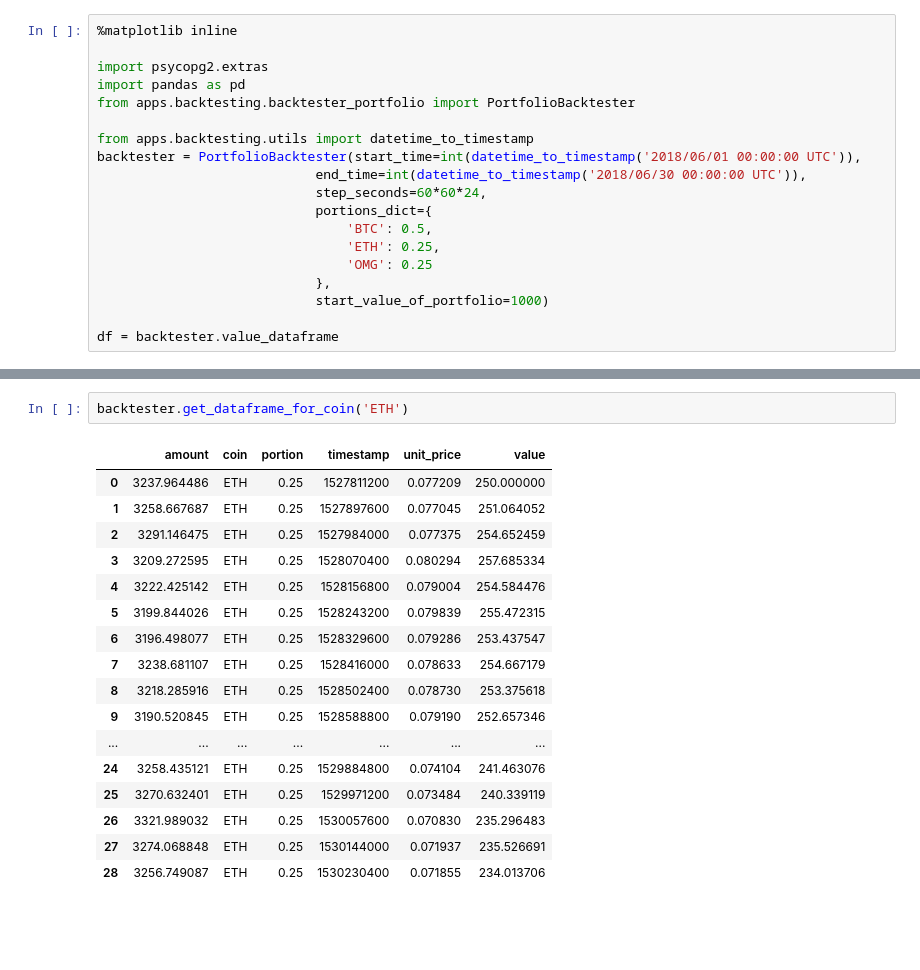
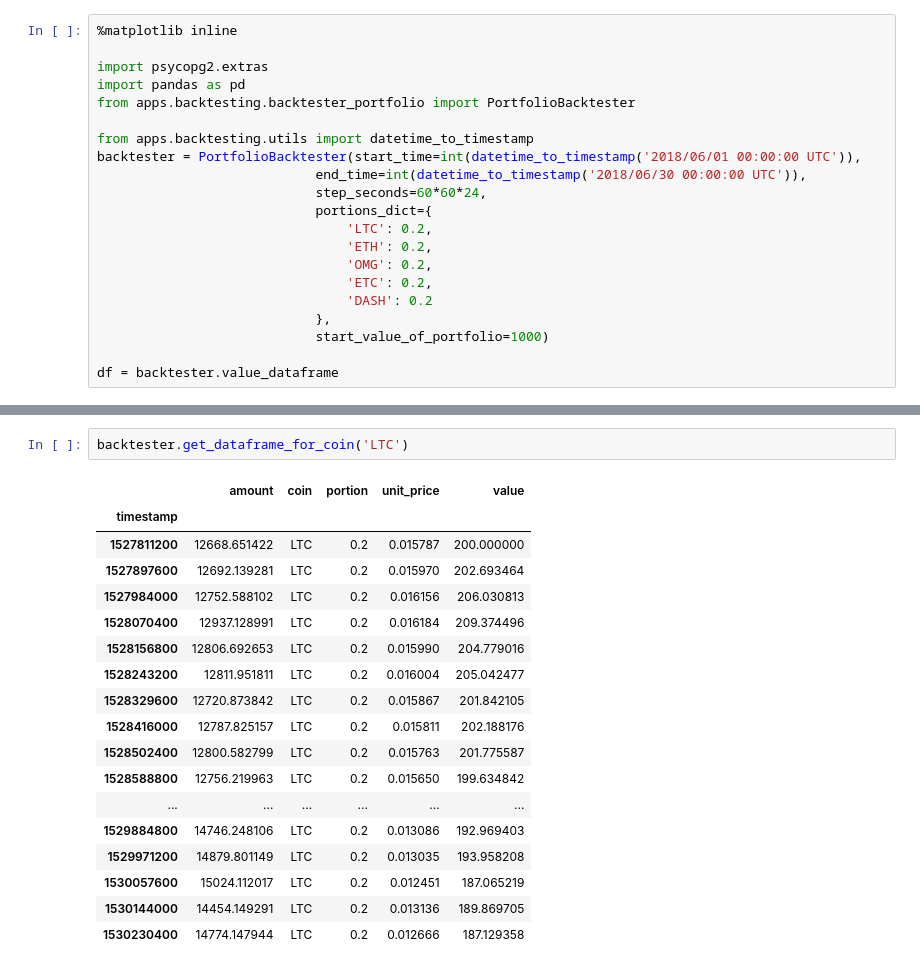
Before and after one commit to IntelligentTrading/clover, a Jupyter notebook: notebooks/portfolio_backtesting.ipynb, the cells around one changed output, grey strips where cells are left out. Drawn from its saved outputs; the diff is of its cells as text; blank space fills up the shorter version.

Commit message:
More details in dataframes.

```diff
--- a/notebooks/portfolio_backtesting.ipynb
+++ b/notebooks/portfolio_backtesting.ipynb
@@ -10,9 +10,11 @@ backtester = PortfolioBacktester(start_time=int(datetime_to_timestamp('2018/06/0
                             end_time=int(datetime_to_timestamp('2018/06/30 00:00:00 UTC')),
                             step_seconds=60*60*24,
                             portions_dict={
-                                'BTC': 0.5,
-                                'ETH': 0.25,
-                                'OMG': 0.25
+                                'LTC': 0.2,
+                                'ETH': 0.2,
+                                'OMG': 0.2,
+                                'ETC': 0.2,
+                                'DASH': 0.2
                             },
                             start_value_of_portfolio=1000)
 
@@ -64,20 +67,21 @@ df.plot()
 # %%
-backtester.get_dataframe_for_coin('ETH')
+backtester.get_dataframe_for_coin('LTC')
 # %% [output]
-|  | amount | coin | portion | timestamp | unit_price | value |
-| 0 | 3237.964486 | ETH | 0.25 | 1527811200 | 0.077209 | 250.000000 |
-| 1 | 3258.667687 | ETH | 0.25 | 1527897600 | 0.077045 | 251.064052 |
-| 2 | 3291.146475 | ETH | 0.25 | 1527984000 | 0.077375 | 254.652459 |
-| 3 | 3209.272595 | ETH | 0.25 | 1528070400 | 0.080294 | 257.685334 |
-| 4 | 3222.425142 | ETH | 0.25 | 1528156800 | 0.079004 | 254.584476 |
-| 5 | 3199.844026 | ETH | 0.25 | 1528243200 | 0.079839 | 255.472315 |
-| 6 | 3196.498077 | ETH | 0.25 | 1528329600 | 0.079286 | 253.437547 |
-| 7 | 3238.681107 | ETH | 0.25 | 1528416000 | 0.078633 | 254.667179 |
-| 8 | 3218.285916 | ETH | 0.25 | 1528502400 | 0.078730 | 253.375618 |
-| 9 | 3190.520845 | ETH | 0.25 | 1528588800 | 0.079190 | 252.657346 |
-| ... | ... | ... | ... | ... | ... | ... |
-| 24 | 3258.435121 | ETH | 0.25 | 1529884800 | 0.074104 | 241.463076 |
-| 25 | 3270.632401 | ETH | 0.25 | 1529971200 | 0.073484 | 240.339119 |
-| 26 | 3321.989032 | ETH | 0.25 | 1530057600 | 0.070830 | 235.296483 |
-| 27 | 3274.068848 | ETH | 0.25 | 1530144000 | 0.071937 | 235.526691 |
-| 28 | 3256.749087 | ETH | 0.25 | 1530230400 | 0.071855 | 234.013706 |
+|  | amount | coin | portion | unit_price | value |
+| timestamp |  |  |  |  |  |
+| 1527811200 | 12668.651422 | LTC | 0.2 | 0.015787 | 200.000000 |
+| 1527897600 | 12692.139281 | LTC | 0.2 | 0.015970 | 202.693464 |
+| 1527984000 | 12752.588102 | LTC | 0.2 | 0.016156 | 206.030813 |
+| 1528070400 | 12937.128991 | LTC | 0.2 | 0.016184 | 209.374496 |
+| 1528156800 | 12806.692653 | LTC | 0.2 | 0.015990 | 204.779016 |
+| 1528243200 | 12811.951811 | LTC | 0.2 | 0.016004 | 205.042477 |
+| 1528329600 | 12720.873842 | LTC | 0.2 | 0.015867 | 201.842105 |
+| 1528416000 | 12787.825157 | LTC | 0.2 | 0.015811 | 202.188176 |
+| 1528502400 | 12800.582799 | LTC | 0.2 | 0.015763 | 201.775587 |
+| 1528588800 | 12756.219963 | LTC | 0.2 | 0.015650 | 199.634842 |
+| ... | ... | ... | ... | ... | ... |
+| 1529884800 | 14746.248106 | LTC | 0.2 | 0.013086 | 192.969403 |
+| 1529971200 | 14879.801149 | LTC | 0.2 | 0.013035 | 193.958208 |
+| 1530057600 | 15024.112017 | LTC | 0.2 | 0.012451 | 187.065219 |
+| 1530144000 | 14454.149291 | LTC | 0.2 | 0.013136 | 189.869705 |
+| 1530230400 | 14774.147944 | LTC | 0.2 | 0.012666 | 187.129358 |
```
Also changed, not shown: parts of 8 cells of this notebook, 1 other file.
